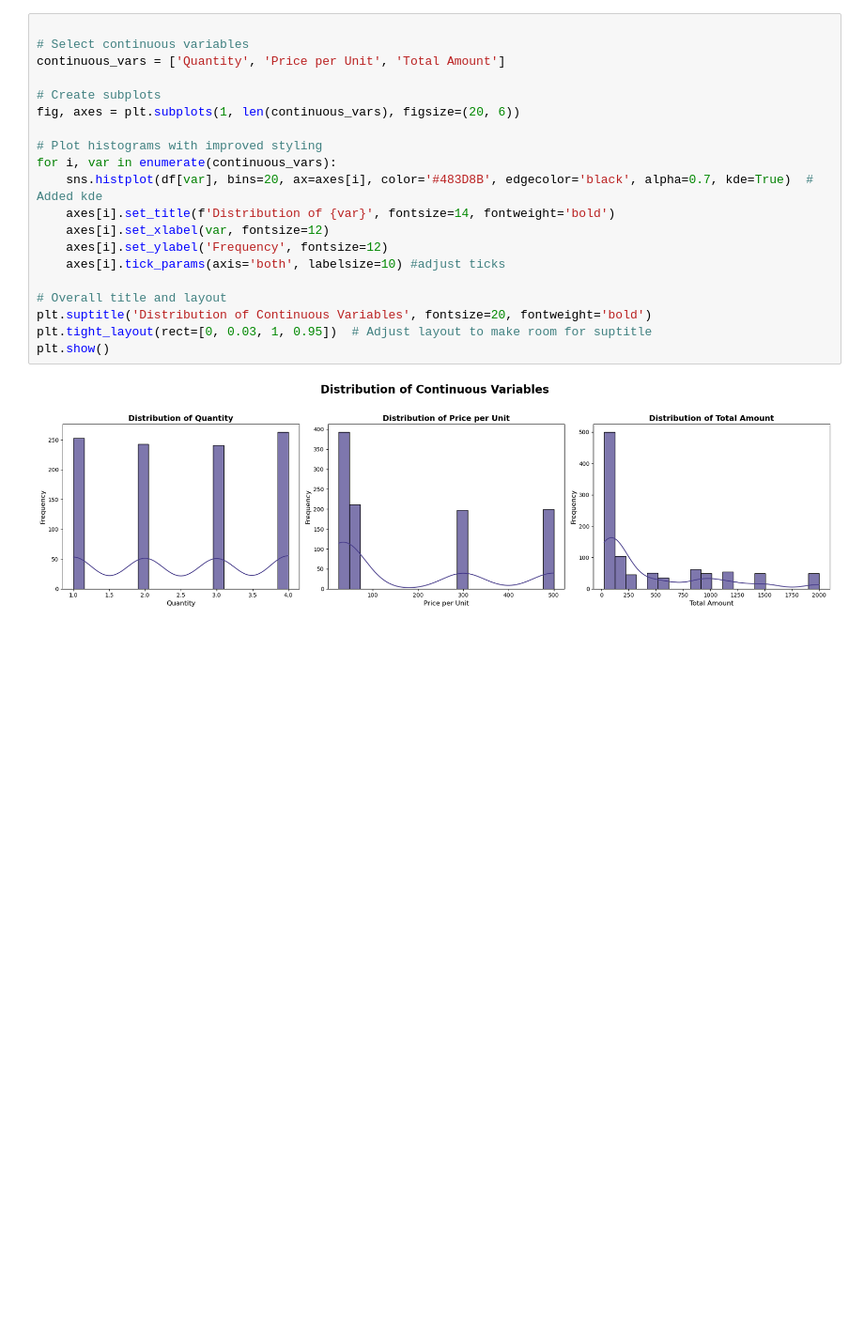
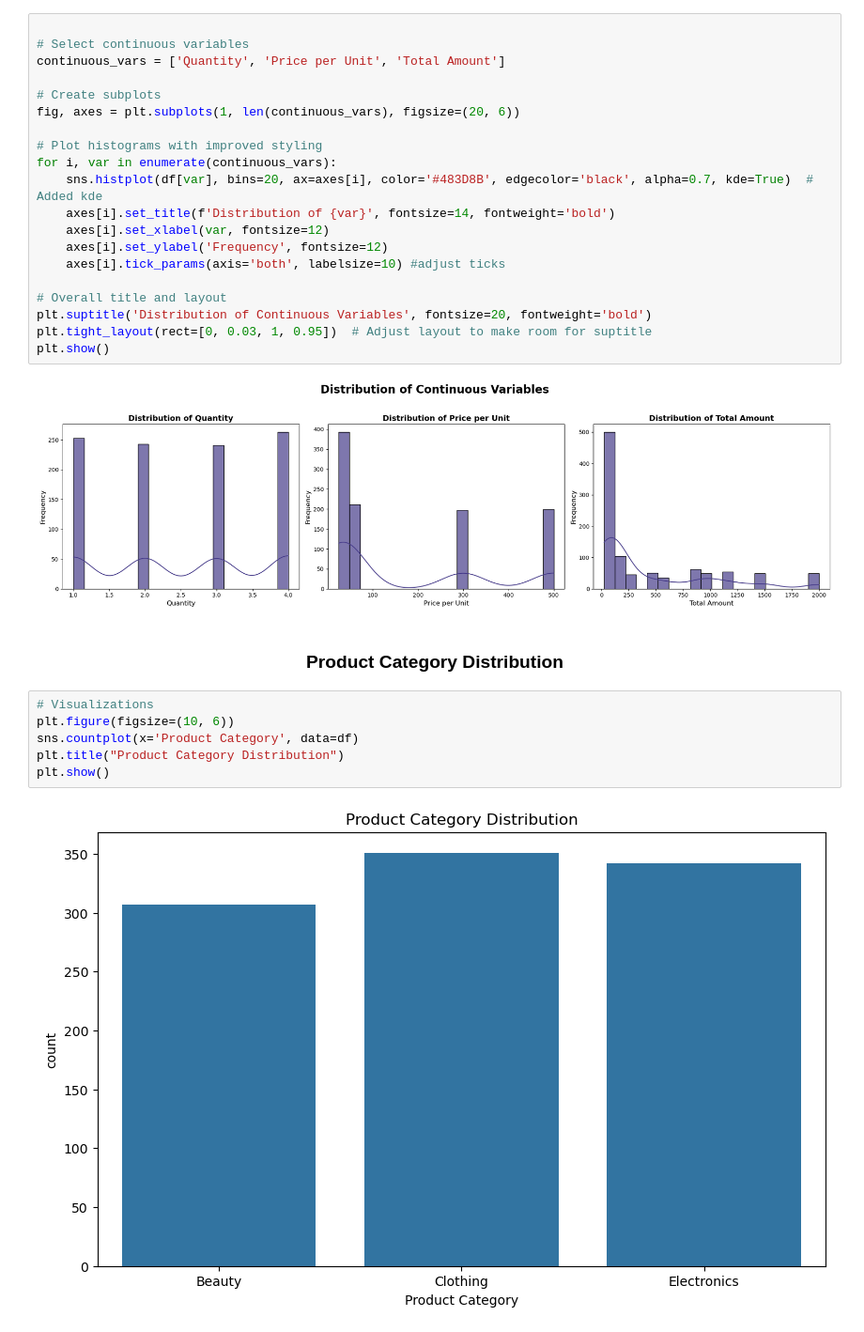
Before and after one commit to AbrahimSA/Retail_Sales, a Jupyter notebook: 1_EDA.ipynb, the cells around one changed output. Shown at 94% size. Drawn from its saved outputs; the diff is of its cells as text; blank space fills up the shorter version.

```diff
--- a/1_EDA.ipynb
+++ b/1_EDA.ipynb
@@ -631,3 +681,13 @@ plt.tight_layout(rect=[0, 0.03, 1, 0.95])  # Adjust layout to make room for supt
 plt.show()
 # %% [output]
 [figure]
+# %% [markdown]
+<h3> <center> Product Category Distribution
+# %%
+# Visualizations
+plt.figure(figsize=(10, 6))
+sns.countplot(x='Product Category', data=df)
+plt.title("Product Category Distribution")
+plt.show()
+# %% [output]
+[figure, added]
```
Also changed, not shown: parts of 32 cells of this notebook, 3 other files.
